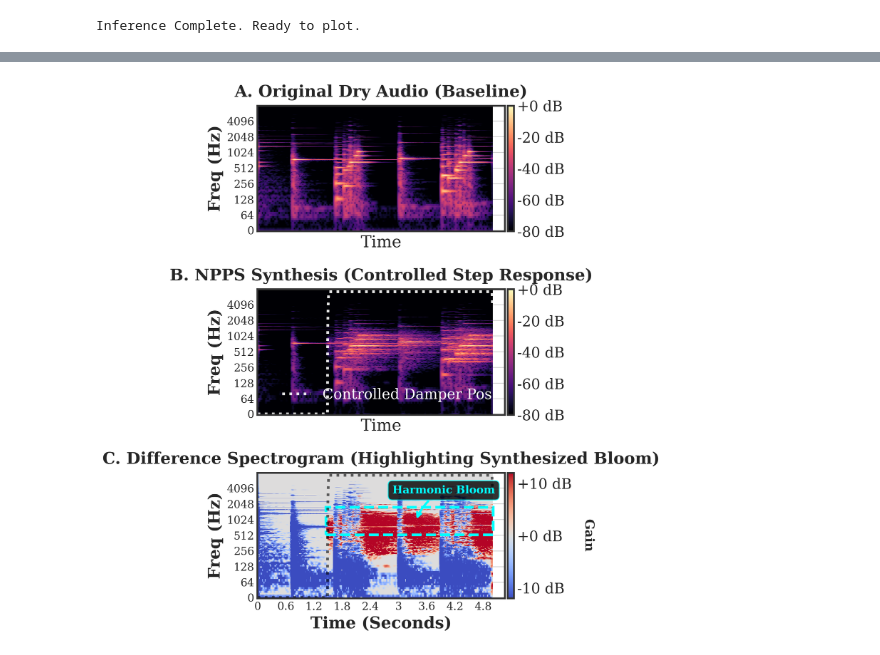
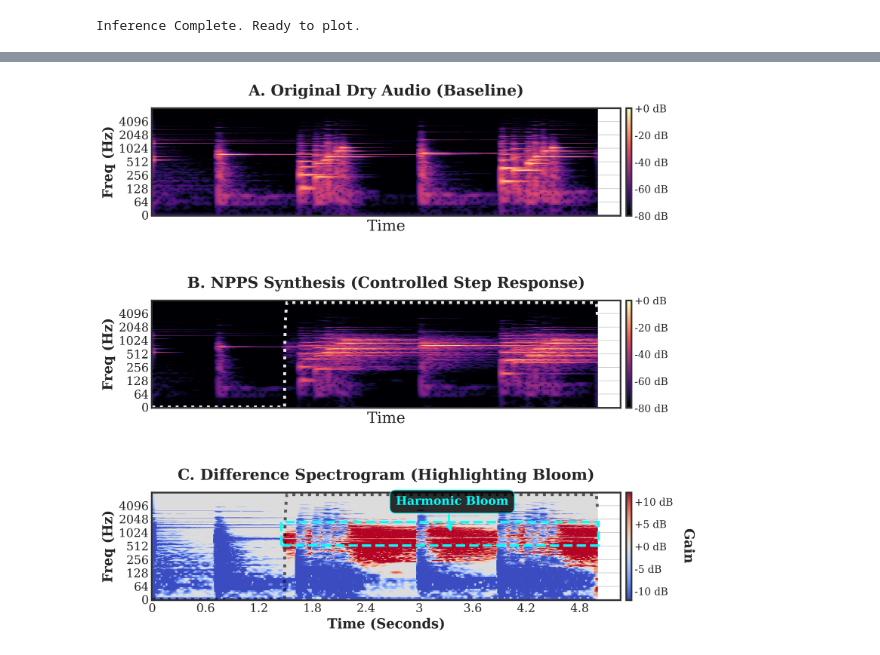
Before and after one commit to xiaofei1412/My-Neuro-Physical-Piano, a Jupyter notebook: notebooks/generate_paper_figures.ipynb, the cells around one changed output, grey strips where cells are left out. Drawn from its saved outputs; the diff is of its cells as text; code cells hidden in the pictures.

```diff
--- a/notebooks/generate_paper_figures.ipynb
+++ b/notebooks/generate_paper_figures.ipynb
@@ -264,24 +252,25 @@ plt.show()
 # %%
 # --- Cell 5: Figure 2 ---
-# 1. press the pedal momentarily within 1.5 seconds
+import torch
+import numpy as np
+import matplotlib.pyplot as plt
+import matplotlib.patches as patches
+import librosa
+import librosa.display
+
 fps_audio = 16000
 duration_audio = audio_dry.shape[-1]
 time_axis_audio = np.linspace(0, 5.0, duration_audio)
 
-# first 1.5 seconds are 0, then instantly pull to 1
 pos_controlled = torch.zeros((1, 1, duration_audio)).to(device)
 attack_sample = int(1.5 * fps_audio)
 pos_controlled[0, 0, attack_sample:] = 1.0
 
-# use an odd kernel size to perfectly preserve dimensions, and add forced slicing insurance
 pos_controlled = torch.nn.functional.avg_pool1d(pos_controlled, kernel_size=401, stride=1, padding=200)
-pos_controlled = pos_controlled[:, :, :duration_audio] # Absolute physical alignment insurance
+pos_controlled = pos_controlled[:, :, :duration_audio]
 
-# 2. Running the physics engine
 with torch.no_grad():
     audio_baseline = audio_dry.clone()
-
-    # NPPS: Real dry sound + instant pedal pull
     resonance_npps = acoustics(audio_dry, pos_controlled)
     audio_wet_npps = audio_dry + resonance_npps * 2
 
@@ -289,7 +278,6 @@ audio_dry_np = audio_dry.squeeze().cpu().numpy()
 audio_wet_np = audio_wet_npps.squeeze().cpu().numpy()
 pos_np_controlled = pos_controlled.squeeze().cpu().numpy()
 
-# 3. Calculate the spectrum
 n_fft = 2048
 hop_length = 160
 sr = 16000
@@ -299,84 +287,79 @@ D_wet = librosa.amplitude_to_db(np.abs(librosa.stft(audio_wet_np, n_fft=n_fft, h
 min_len = min(D_dry.shape[1], D_wet.shape[1])
 D_diff = D_wet[:, :min_len] - D_dry[:, :min_len]
 
-# 4. Draw
-fig, axes = plt.subplots(3, 1, figsize=(6.46, 9.0), sharex=True)
+# Draw
+fig, axes = plt.subplots(3, 1, figsize=(11, 10), sharex=True)
 
 # Plot A
 ax1 = axes[0]
 img1 = librosa.display.specshow(D_dry, y_axis='log', x_axis='time', sr=sr, hop_length=hop_length, ax=ax1, cmap='magma')
-ax1.set_title("A. Original Dry Audio (Baseline)", fontweight='bold', pad=10)
+ax1.set_title("A. Original Dry Audio (Baseline)", fontweight='bold', fontsize=18, pad=15)
 cbar1 = fig.colorbar(img1, ax=ax1, format="%+2.0f dB", pad=0.01)
+cbar1.ax.tick_params(labelsize=12)
 
 # Plot B
 ax2 = axes[1]
 img2 = librosa.display.specshow(D_wet, y_axis='log', x_axis='time', sr=sr, hop_length=hop_length, ax=ax2, cmap='magma')
-ax2.plot(time_axis_audio, pos_np_controlled * (sr/2)*0.9, color='white', linewidth=3.0, linestyle=':', alpha=0.9, label='Controlled Damper Pos')
-ax2.set_title("B. NPPS Synthesis (Controlled Step Response)", fontweight='bold', pad=10)
-ax2.legend(loc='lower right', facecolor='black', edgecolor='white', labelcolor='white')
+ax2.plot(time_axis_audio, pos_np_controlled * (sr/2)*0.9, color='white', linewidth=3.5, linestyle=':', alpha=0.9, label='Controlled Damper Pos')
+ax2.set_title("B. NPPS Synthesis (Controlled Step Response)", fontweight='bold', fontsize=18, pad=15)
+ax2.legend(loc='lower right', bbox_to_anchor=(1.0, -0.2), facecolor='black', edgecolor='white', labelcolor='white', fontsize=12)
 cbar2 = fig.colorbar(img2, ax=ax2, format="%+2.0f dB", pad=0.01)
+cbar2.ax.tick_params(labelsize=12)
 
 # Plot C
 ax3 = axes[2]
 vmax = 12
 img3 = librosa.display.specshow(D_diff, y_axis='log', x_axis='time', sr=sr, hop_length=hop_length, ax=ax3, cmap='coolwarm', vmin=-vmax, vmax=vmax)
-ax3.plot(time_axis_audio, pos_np_controlled * (sr/2)*0.9, color='black', linewidth=3.0, linestyle=':', alpha=0.6)
-ax3.set_title("C. Difference Spectrogram (Highlighting Synthesized Bloom)", fontweight='bold', pad=10)
+ax3.plot(time_axis_audio, pos_np_controlled * (sr/2)*0.9, color='black', linewidth=3.5, linestyle=':', alpha=0.6)
+ax3.set_title("C. Difference Spectrogram (Highlighting Bloom)", fontweight='bold', fontsize=18, pad=15)
 cbar3 = fig.colorbar(img3, ax=ax3, format="%+2.0f dB", pad=0.01)
-cbar3.set_label("Gain", rotation=270, labelpad=25, fontweight='bold', fontsize=14)
+cbar3.set_label("Gain", rotation=270, labelpad=25, fontweight='bold', fontsize=16)
+cbar3.ax.tick_params(labelsize=12)
 
-# Intelligent detector based on percentiles and energy centroid
-threshold_db = 4.0 # Slightly relax the threshold to capture a more complete overtone cloud boundary
-
-# Obtain the true frequency and time axis mapping
+threshold_db = 4.0
 freqs = librosa.fft_frequencies(sr=sr, n_fft=n_fft)
 times = librosa.frames_to_time(np.arange(D_diff.shape[1]), sr=sr, hop_length=hop_length)
 Time, Freq = np.meshgrid(times, freqs)
 
-# Find pixels that meet the following criteria: occurring after we inject the physical stimulus (>1.5s), avoiding low-frequency fundamental frequencies (>500Hz)
 bloom_mask = (D_diff > threshold_db) & (Time >= 1.5) & (Freq > 500)
 
 if np.any(bloom_mask):
     valid_times = Time[bloom_mask]
     valid_freqs = Freq[bloom_mask]
-    valid_energies = D_diff[bloom_mask] # Extract the corresponding energy values
+    valid_energies = D_diff[bloom_mask]
 
-    # 1. Use percentiles (Percentiles) to remove outliers and tightly wrap the core region
     t_min = np.min(valid_times)
-    t_max = np.percentile(valid_times, 98) # Cut off the long tails
+    t_max = np.percentile(valid_times, 98)
+    f_min = np.percentile(valid_freqs, 2)
+    f_max = np.percentile(valid_freqs, 95)
 
-    f_min = np.percentile(valid_freqs, 2)  # The lower boundary
-    f_max = np.percentile(valid_freqs, 95) # The upper boundary is extremely crucial: perfectly avoid those white voids above
-
-    # 画框
     rect = patches.Rectangle((t_min - 0.05, f_min),
                              (t_max - t_min) + 0.1,
                              (f_max - f_min),
                              linewidth=3.0, edgecolor='cyan', facecolor='none', linestyle='dashed')
     ax3.add_patch(rect)
 
-    # 2. Physical energy centroid calculation
-    # Replace the susceptible argmax with a more robust approach
     center_t = np.average(valid_times, weights=valid_energies)
     center_f = np.average(valid_freqs, weights=valid_energies)
 
-    # The arrow points precisely to the physical center of gravity of this cloud
     ax3.annotate('Harmonic Bloom',
                  xy=(center_t, center_f), xycoords='data',
-                 xytext=(center_t - 0.5, f_max + 1500), textcoords='data',
-                 color='cyan', fontweight='bold', fontsize=12,
-                 bbox=dict(boxstyle="round,pad=0.4", fc="black", ec="cyan", alpha=0.8),
-                 arrowprops=dict(arrowstyle="->", color="cyan", lw=2.5, connectionstyle="arc3,rad=0.2"))
+                 xytext=(center_t, f_max + 2500), textcoords='data',
+                 color='cyan', fontweight='bold', fontsize=14,
+                 bbox=dict(boxstyle="round,pad=0.5", fc="black", ec="cyan", alpha=0.8),
+                 arrowprops=dict(arrowstyle="->", color="cyan", lw=2.5, connectionstyle="arc3,rad=0.2"),
+                 ha='center')
 else:
-    print("Warning: Bloom energy did not exceed threshold. Bounding box skipped.")
+    print("Warning: Bloom energy did not exceed threshold.")
 
 for ax in axes:
-    ax.set_ylabel("Freq (Hz)", fontweight='bold')
-    ax.tick_params(labelsize=12)
+    ax.set_ylabel("Freq (Hz)", fontweight='bold', fontsize=16)
+    ax.tick_params(axis='both', labelsize=14)
 
-axes[2].set_xlabel("Time (Seconds)", fontweight='bold')
-plt.tight_layout()
+axes[2].set_xlabel("Time (Seconds)", fontweight='bold', fontsize=16)
+
+plt.tight_layout(pad=2.0, h_pad=2.5)
 plt.savefig("fig_spectral_bloom_synthetic_robust.pdf", bbox_inches='tight')
 plt.show()
 # %% [output]
-[figure, old version]
+[figure, new version]
```
Also changed, not shown: parts of 1 cell of this notebook, 4 other files.
